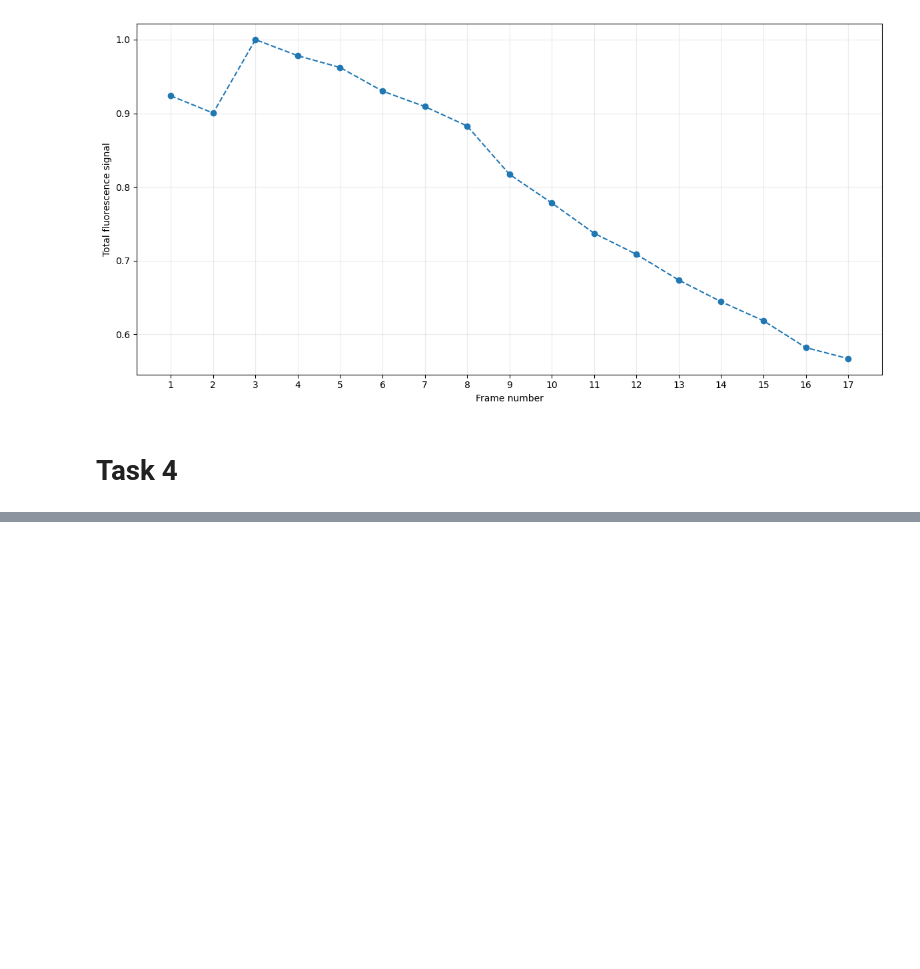
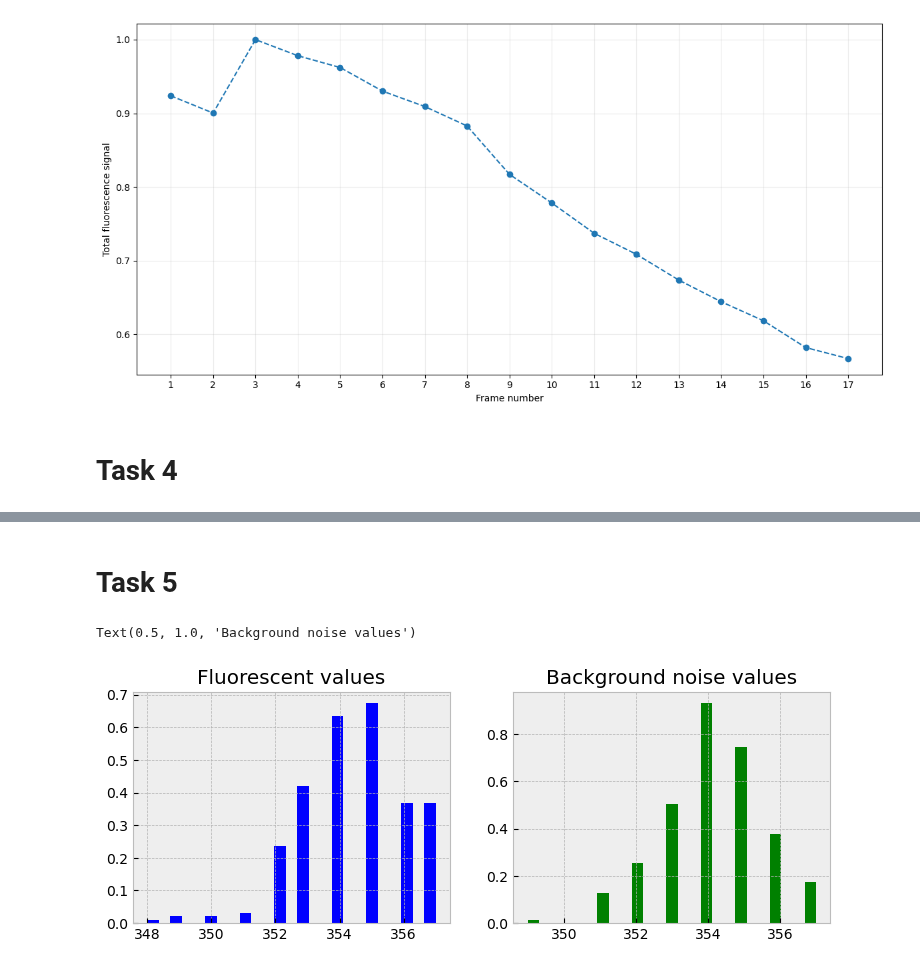
Before and after one commit to SPS-SP2273/learning-portfolio-2024-aug-immunoglobulinaustin, a Jupyter notebook: application_challenge/a_picture_worth_thousands_of_data_points/a_picture_worth_thousands_of_data_points.ipynb, the cells around one changed output, grey strips where cells are left out. Saved outputs shown, nothing was run; the diff lists cells and outputs as text; code cells hidden in the pictures; blank space fills up the shorter version.

Commit message:
Ok almost there

```diff
--- a/application_challenge/a_picture_worth_thousands_of_data_points/a_picture_worth_thousands_of_data_points.ipynb
+++ b/application_challenge/a_picture_worth_thousands_of_data_points/a_picture_worth_thousands_of_data_points.ipynb
@@ -119,0 +120,22 @@ plt.show()
+# %% [markdown]
+# Task 5
+# %%
+plt.style.use('bmh')
+fluorescent_data = inverted_img[:, 0].flatten() #black channel, means fluorescent signal
+bg_data = inverted_img[:, 1].flatten() #white channel, means background signal
+
+fig, ax = plt.subplots(nrows=1, ncols=2, figsize=(9, 3))
+ax_fluorescent, ax_background = ax
+
+
+ax_fluorescent.hist(fluorescent_data, color='blue', bins=25, density=True) #bins is thickness of the bars
+ax_fluorescent.set_title('Fluorescent values')
+
+
+ax_background.hist(bg_data, color='green', bins=25, density=True)
+ax_background.set_title('Background noise values')
+
+#No negative values as there will be noise present due to camera thermal processes, leading to values close to 0
+# %% [output]
+Text(0.5, 1.0, 'Background noise values')
+[figure, added]
```
Also changed, not shown: parts of 2 cells of this notebook.
